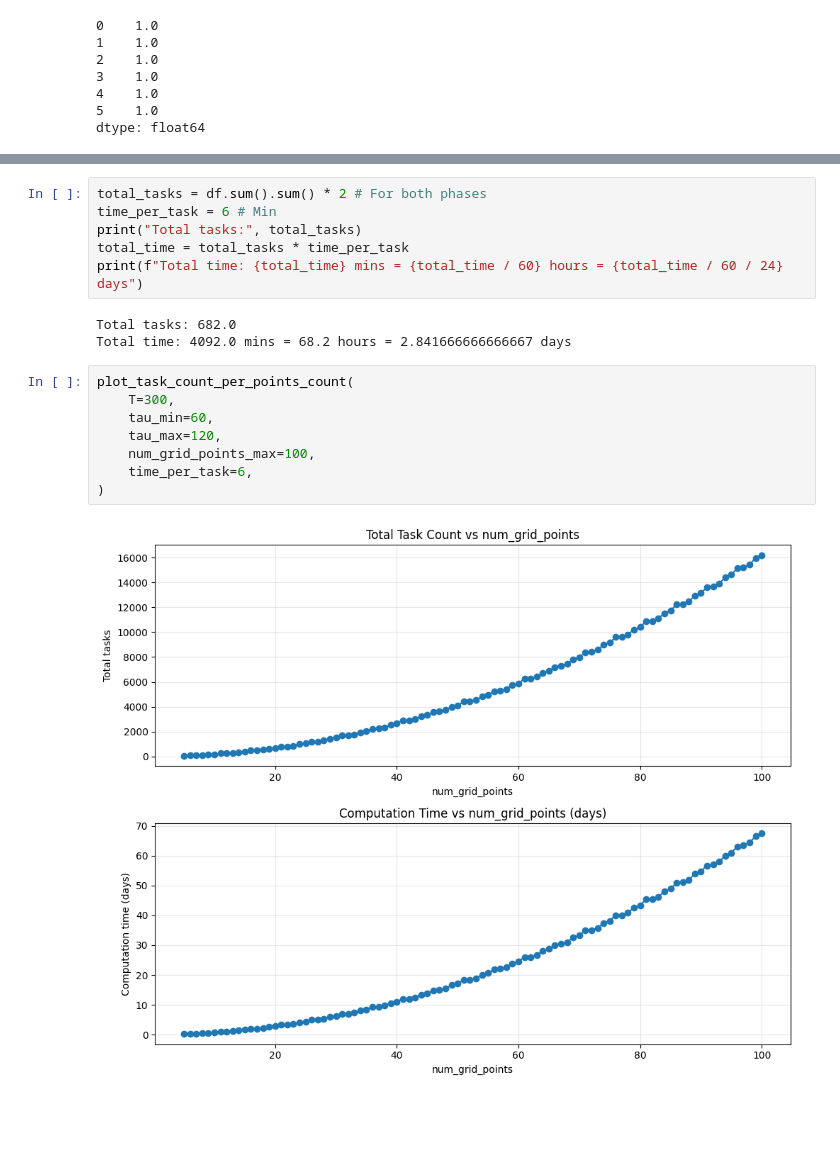
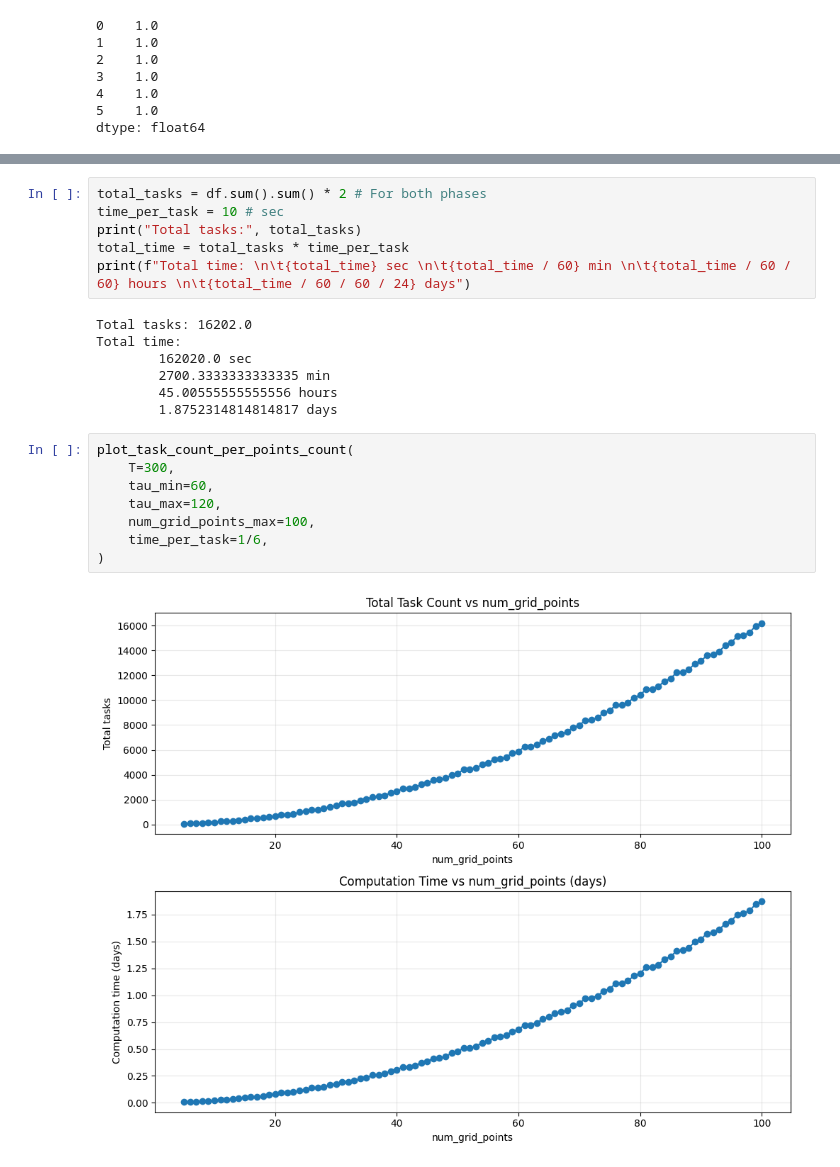
Before and after one commit to oslanaslan/hybrid-control-pwa, a Jupyter notebook: notebooks/estimate_colver_runs.ipynb, the cells around one changed output, grey strips where cells are left out. Cells and saved outputs as stored; diff of their text form; blank space fills up the shorter version.

```diff
--- a/notebooks/estimate_colver_runs.ipynb
+++ b/notebooks/estimate_colver_runs.ipynb
@@ -184,20 +180,24 @@ df.max()
 dtype: float64
 # %%
 total_tasks = df.sum().sum() * 2 # For both phases
-time_per_task = 6 # Min
+time_per_task = 10 # sec
 print("Total tasks:", total_tasks)
 total_time = total_tasks * time_per_task
-print(f"Total time: {total_time} mins = {total_time / 60} hours = {total_time / 60 / 24} days")
+print(f"Total time: \n\t{total_time} sec \n\t{total_time / 60} min \n\t{total_time / 60 / 60} hours \n\t{total_time / 60 / 60 / 24} days")
 # %% [output]
-Total tasks: 682.0
-Total time: 4092.0 mins = 68.2 hours = 2.841666666666667 days
+Total tasks: 16202.0
+Total time:
+        162020.0 sec
+        2700.3333333333335 min
+        45.00555555555556 hours
+        1.8752314814814817 days
 # %%
 plot_task_count_per_points_count(
     T=300,
     tau_min=60,
     tau_max=120,
     num_grid_points_max=100,
-    time_per_task=6,
+    time_per_task=1/6,
 )
 # %% [output]
-[figure, old version]
+[figure, new version]
```
Also changed, not shown: parts of 4 cells of this notebook, 11 other files.
